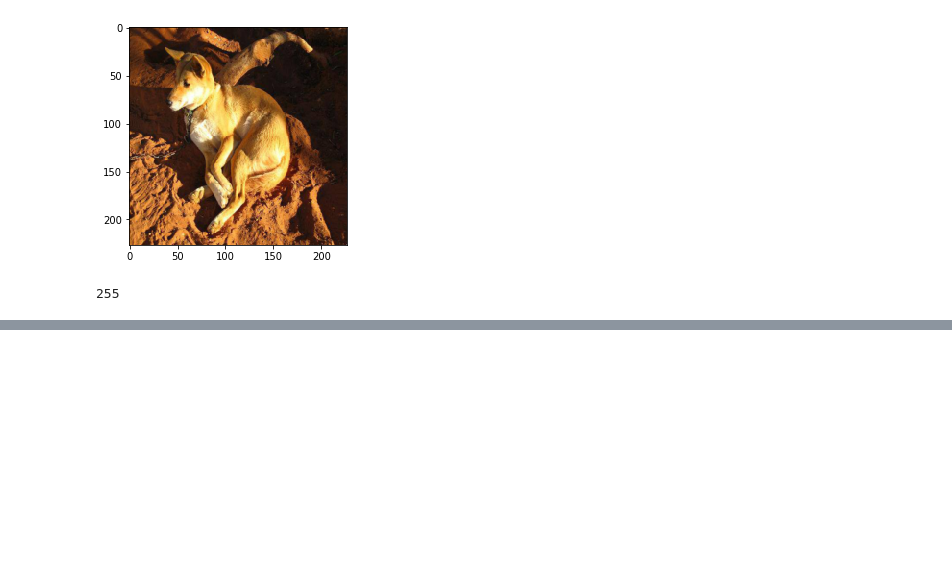
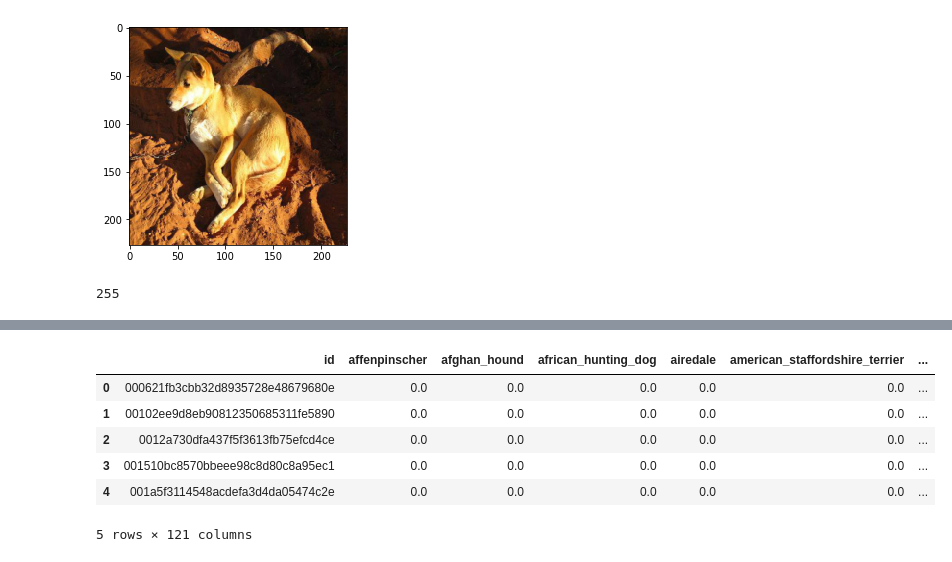
Before and after one commit to TanKinh/machine_learning, a Jupyter notebook: Dog_breed/src/dog-breed.ipynb, the cells around one changed output, grey strips where cells are left out. Drawn from its saved outputs; the diff is of its cells as text; code cells hidden in the pictures; blank space fills up the shorter version.

```diff
--- a/Dog_breed/src/dog-breed.ipynb
+++ b/Dog_breed/src/dog-breed.ipynb
@@ -316,0 +342,8 @@ ValueError: Error when checking target: expected dense_2 to have shape (4096,) b
+# %%
+df_test = pd.read_csv('../input/sample_submission.csv')
+# %%
+X_test = []
+for img_id in df_test['id']:
+    img = imread('../input/test/{}.jpg'.format(img_id))
+    g = imresize(img, (IMG_SIZE, IMG_SIZE, 3))
+    X_test.append(g)
@@ -316,0 +357,2 @@ ValueError: Error when checking target: expected dense_2 to have shape (4096,) b
+# %%
+X_test = np.array(X_test, np.float16)/ 255
@@ -316,0 +363,2 @@ ValueError: Error when checking target: expected dense_2 to have shape (4096,) b
+# %%
+preds = model.predict(X_test, verbose=1)
@@ -316,0 +367,16 @@ ValueError: Error when checking target: expected dense_2 to have shape (4096,) b
+# %%
+sub = pd.DataFrame(preds)
+# Set column names to those generated by the one-hot encoding earlier
+col_names = one_hot.columns.values
+sub.columns = col_names
+# Insert the column id from the sample_submission at the start of the data frame
+sub.insert(0, 'id', df_test['id'])
+sub.head(5)
+# %% [output]
+|  | id | affenpinscher | afghan_hound | african_hunting_dog | airedale | american_staffordshire_terrier | ... |
+| 0 | 000621fb3cbb32d8935728e48679680e | 0.0 | 0.0 | 0.0 | 0.0 | 0.0 | ... |
+| 1 | 00102ee9d8eb90812350685311fe5890 | 0.0 | 0.0 | 0.0 | 0.0 | 0.0 | ... |
+| 2 | 0012a730dfa437f5f3613fb75efcd4ce | 0.0 | 0.0 | 0.0 | 0.0 | 0.0 | ... |
+| 3 | 001510bc8570bbeee98c8d80c8a95ec1 | 0.0 | 0.0 | 0.0 | 0.0 | 0.0 | ... |
+| 4 | 001a5f3114548acdefa3d4da05474c2e | 0.0 | 0.0 | 0.0 | 0.0 | 0.0 | ... |
+5 rows × 121 columns
```
Also changed, not shown: parts of 12 cells of this notebook, 1 other file.
